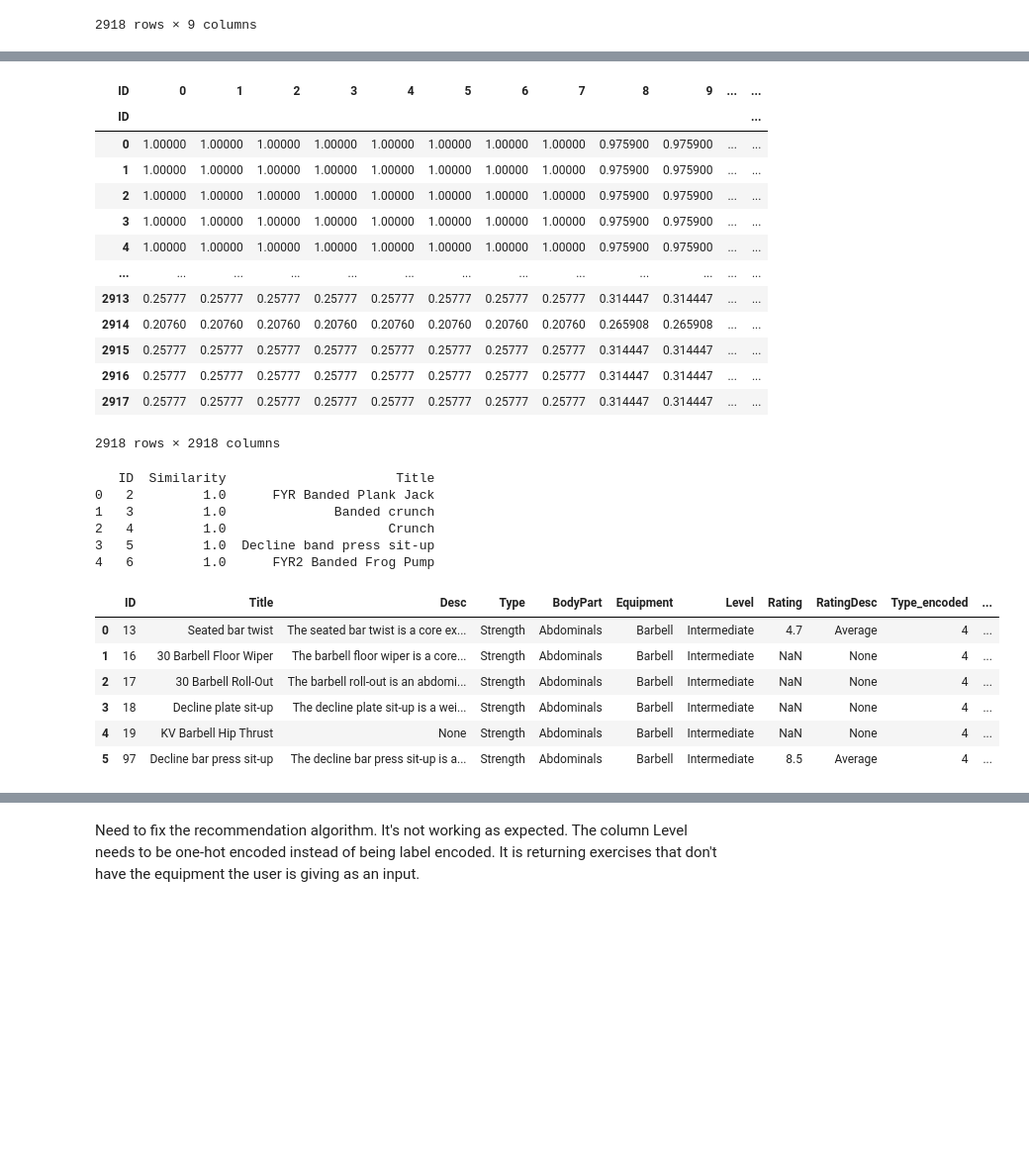
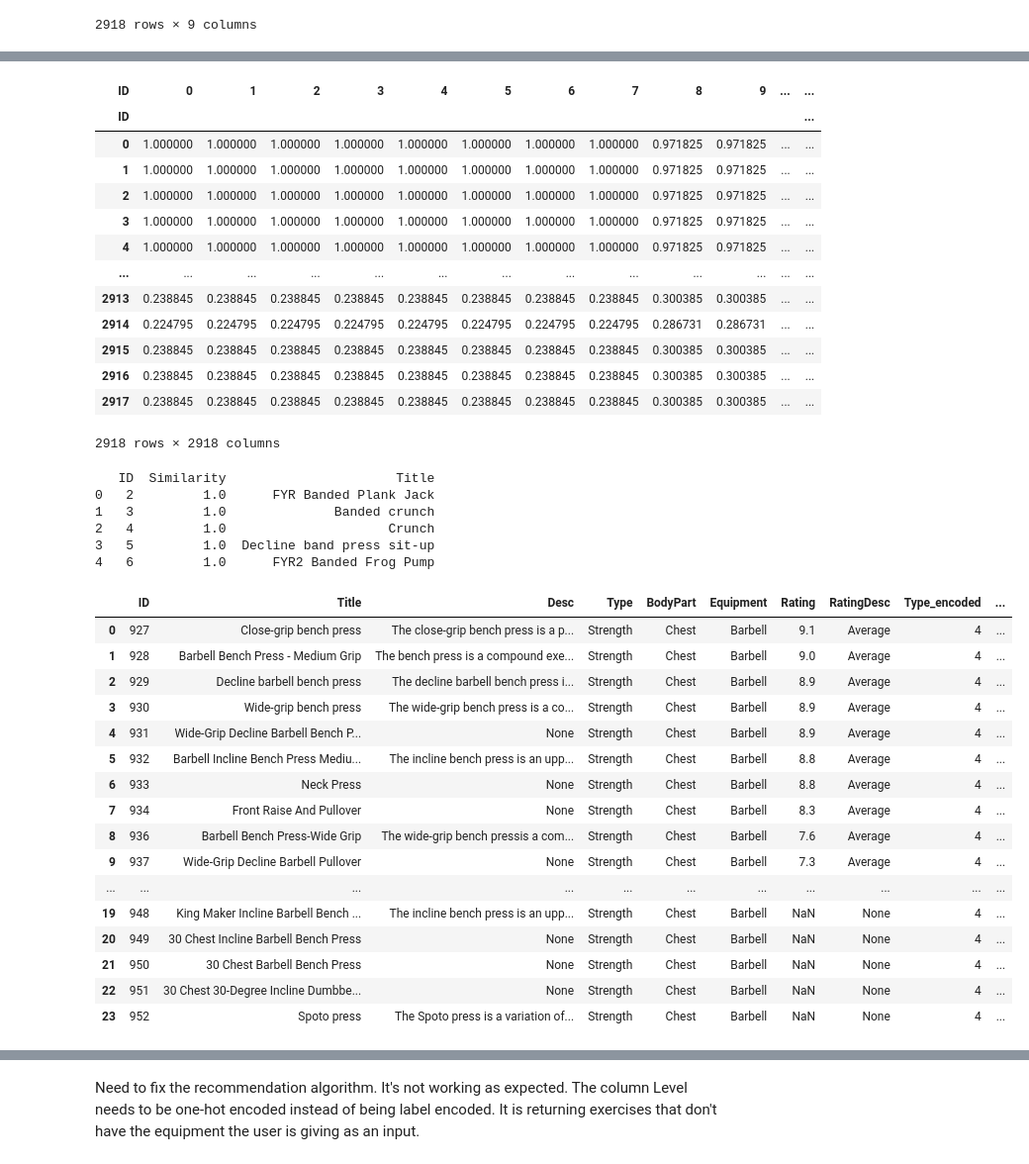
Before and after one commit to jmsbs/gym_exercise_recommendation, a Jupyter notebook: file.ipynb, the cells around one changed output, grey strips where cells are left out. Shown: that part at 99% size. Cells and saved outputs as stored; diff of their text form; code cells hidden in the pictures; blank space fills up the shorter version.

```diff
--- a/file.ipynb
+++ b/file.ipynb
@@ -125,5 +111,5 @@ P-value: 0.013149204295332359
 # %%
-columns = ['Type_encoded', 'Equipment_encoded', 'BodyPart_encoded', 'Level_encoded'] # Create a new DF
+columns = ['Type_encoded', 'Equipment_encoded', 'BodyPart_encoded', 'Level_Beginner', 'Level_Intermediate', 'Level_Expert'] # Create a new DF
 data1 = data[columns]
 
 similarity_matrix = cosine_similarity(data1) # Calculate the Cosine Similarity between each pair of exercises
@@ -138,17 +124,17 @@ similarity_df
 # %% [output]
 | ID | 0 | 1 | 2 | 3 | 4 | 5 | 6 | 7 | 8 | 9 | ... | ... |
 | ID |  |  |  |  |  |  |  |  |  |  |  | ... |
-| 0 | 1.00000 | 1.00000 | 1.00000 | 1.00000 | 1.00000 | 1.00000 | 1.00000 | 1.00000 | 0.975900 | 0.975900 | ... | ... |
-| 1 | 1.00000 | 1.00000 | 1.00000 | 1.00000 | 1.00000 | 1.00000 | 1.00000 | 1.00000 | 0.975900 | 0.975900 | ... | ... |
-| 2 | 1.00000 | 1.00000 | 1.00000 | 1.00000 | 1.00000 | 1.00000 | 1.00000 | 1.00000 | 0.975900 | 0.975900 | ... | ... |
-| 3 | 1.00000 | 1.00000 | 1.00000 | 1.00000 | 1.00000 | 1.00000 | 1.00000 | 1.00000 | 0.975900 | 0.975900 | ... | ... |
-| 4 | 1.00000 | 1.00000 | 1.00000 | 1.00000 | 1.00000 | 1.00000 | 1.00000 | 1.00000 | 0.975900 | 0.975900 | ... | ... |
+| 0 | 1.000000 | 1.000000 | 1.000000 | 1.000000 | 1.000000 | 1.000000 | 1.000000 | 1.000000 | 0.971825 | 0.971825 | ... | ... |
+| 1 | 1.000000 | 1.000000 | 1.000000 | 1.000000 | 1.000000 | 1.000000 | 1.000000 | 1.000000 | 0.971825 | 0.971825 | ... | ... |
+| 2 | 1.000000 | 1.000000 | 1.000000 | 1.000000 | 1.000000 | 1.000000 | 1.000000 | 1.000000 | 0.971825 | 0.971825 | ... | ... |
+| 3 | 1.000000 | 1.000000 | 1.000000 | 1.000000 | 1.000000 | 1.000000 | 1.000000 | 1.000000 | 0.971825 | 0.971825 | ... | ... |
+| 4 | 1.000000 | 1.000000 | 1.000000 | 1.000000 | 1.000000 | 1.000000 | 1.000000 | 1.000000 | 0.971825 | 0.971825 | ... | ... |
 | ... | ... | ... | ... | ... | ... | ... | ... | ... | ... | ... | ... | ... |
-| 2913 | 0.25777 | 0.25777 | 0.25777 | 0.25777 | 0.25777 | 0.25777 | 0.25777 | 0.25777 | 0.314447 | 0.314447 | ... | ... |
-| 2914 | 0.20760 | 0.20760 | 0.20760 | 0.20760 | 0.20760 | 0.20760 | 0.20760 | 0.20760 | 0.265908 | 0.265908 | ... | ... |
-| 2915 | 0.25777 | 0.25777 | 0.25777 | 0.25777 | 0.25777 | 0.25777 | 0.25777 | 0.25777 | 0.314447 | 0.314447 | ... | ... |
-| 2916 | 0.25777 | 0.25777 | 0.25777 | 0.25777 | 0.25777 | 0.25777 | 0.25777 | 0.25777 | 0.314447 | 0.314447 | ... | ... |
-| 2917 | 0.25777 | 0.25777 | 0.25777 | 0.25777 | 0.25777 | 0.25777 | 0.25777 | 0.25777 | 0.314447 | 0.314447 | ... | ... |
+| 2913 | 0.238845 | 0.238845 | 0.238845 | 0.238845 | 0.238845 | 0.238845 | 0.238845 | 0.238845 | 0.300385 | 0.300385 | ... | ... |
+| 2914 | 0.224795 | 0.224795 | 0.224795 | 0.224795 | 0.224795 | 0.224795 | 0.224795 | 0.224795 | 0.286731 | 0.286731 | ... | ... |
+| 2915 | 0.238845 | 0.238845 | 0.238845 | 0.238845 | 0.238845 | 0.238845 | 0.238845 | 0.238845 | 0.300385 | 0.300385 | ... | ... |
+| 2916 | 0.238845 | 0.238845 | 0.238845 | 0.238845 | 0.238845 | 0.238845 | 0.238845 | 0.238845 | 0.300385 | 0.300385 | ... | ... |
+| 2917 | 0.238845 | 0.238845 | 0.238845 | 0.238845 | 0.238845 | 0.238845 | 0.238845 | 0.238845 | 0.300385 | 0.300385 | ... | ... |
 2918 rows × 2918 columns
 # %%
 def recommend_exercises(ID, similarity_df, num_recommendations=5):
@@ -177,15 +163,26 @@ print(recommendations)
 3   5         1.0  Decline band press sit-up
 4   6         1.0      FYR2 Banded Frog Pump
 # %%
-sqldf("SELECT * FROM data WHERE ID IN ('16', '13', '19', '18', '17', '97')", globals())
+sqldf("SELECT * FROM data WHERE Type = 'Strength' AND BodyPart = 'Chest' AND Equipment = 'Barbell'", globals())
+# sqldf("SELECT * FROM data WHERE ID IN ('2', '3', '4', '5', '6')", globals())
 # %% [output]
-|  | ID | Title | Desc | Type | BodyPart | Equipment | Level | Rating | RatingDesc | Type_encoded | ... |
-| 0 | 13 | Seated bar twist | The seated bar twist is a core ex... | Strength | Abdominals | Barbell | Intermediate | 4.7 | Average | 4 | ... |
-| 1 | 16 | 30 Barbell Floor Wiper | The barbell floor wiper is a core... | Strength | Abdominals | Barbell | Intermediate | NaN | None | 4 | ... |
-| 2 | 17 | 30 Barbell Roll-Out | The barbell roll-out is an abdomi... | Strength | Abdominals | Barbell | Intermediate | NaN | None | 4 | ... |
-| 3 | 18 | Decline plate sit-up | The decline plate sit-up is a wei... | Strength | Abdominals | Barbell | Intermediate | NaN | None | 4 | ... |
-| 4 | 19 | KV Barbell Hip Thrust | None | Strength | Abdominals | Barbell | Intermediate | NaN | None | 4 | ... |
-| 5 | 97 | Decline bar press sit-up | The decline bar press sit-up is a... | Strength | Abdominals | Barbell | Intermediate | 8.5 | Average | 4 | ... |
+|  | ID | Title | Desc | Type | BodyPart | Equipment | Rating | RatingDesc | Type_encoded | ... |
+| 0 | 927 | Close-grip bench press | The close-grip bench press is a p... | Strength | Chest | Barbell | 9.1 | Average | 4 | ... |
+| 1 | 928 | Barbell Bench Press - Medium Grip | The bench press is a compound exe... | Strength | Chest | Barbell | 9.0 | Average | 4 | ... |
+| 2 | 929 | Decline barbell bench press | The decline barbell bench press i... | Strength | Chest | Barbell | 8.9 | Average | 4 | ... |
+| 3 | 930 | Wide-grip bench press | The wide-grip bench press is a co... | Strength | Chest | Barbell | 8.9 | Average | 4 | ... |
+| 4 | 931 | Wide-Grip Decline Barbell Bench P... | None | Strength | Chest | Barbell | 8.9 | Average | 4 | ... |
+| 5 | 932 | Barbell Incline Bench Press Mediu... | The incline bench press is an upp... | Strength | Chest | Barbell | 8.8 | Average | 4 | ... |
+| 6 | 933 | Neck Press | None | Strength | Chest | Barbell | 8.8 | Average | 4 | ... |
+| 7 | 934 | Front Raise And Pullover | None | Strength | Chest | Barbell | 8.3 | Average | 4 | ... |
+| 8 | 936 | Barbell Bench Press-Wide Grip | The wide-grip bench pressis a com... | Strength | Chest | Barbell | 7.6 | Average | 4 | ... |
+| 9 | 937 | Wide-Grip Decline Barbell Pullover | None | Strength | Chest | Barbell | 7.3 | Average | 4 | ... |
+| ... | ... | ... | ... | ... | ... | ... | ... | ... | ... | ... |
+| 19 | 948 | King Maker Incline Barbell Bench ... | The incline bench press is an upp... | Strength | Chest | Barbell | NaN | None | 4 | ... |
+| 20 | 949 | 30 Chest Incline Barbell Bench Press | None | Strength | Chest | Barbell | NaN | None | 4 | ... |
+| 21 | 950 | 30 Chest Barbell Bench Press | None | Strength | Chest | Barbell | NaN | None | 4 | ... |
+| 22 | 951 | 30 Chest 30-Degree Incline Dumbbe... | None | Strength | Chest | Barbell | NaN | None | 4 | ... |
+| 23 | 952 | Spoto press | The Spoto press is a variation of... | Strength | Chest | Barbell | NaN | None | 4 | ... |
 # %%
 user_inputs = []
 
```
Also changed, not shown: parts of 6 cells of this notebook, 1 other file.
